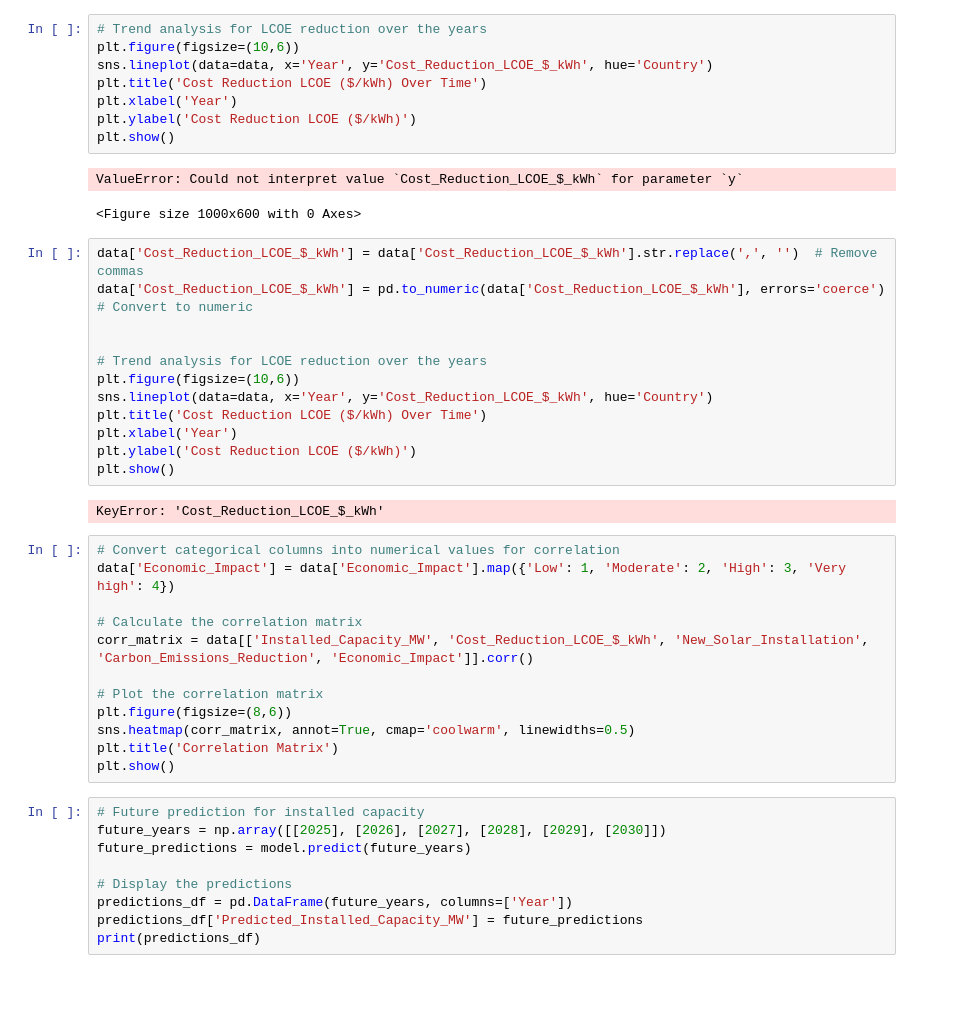
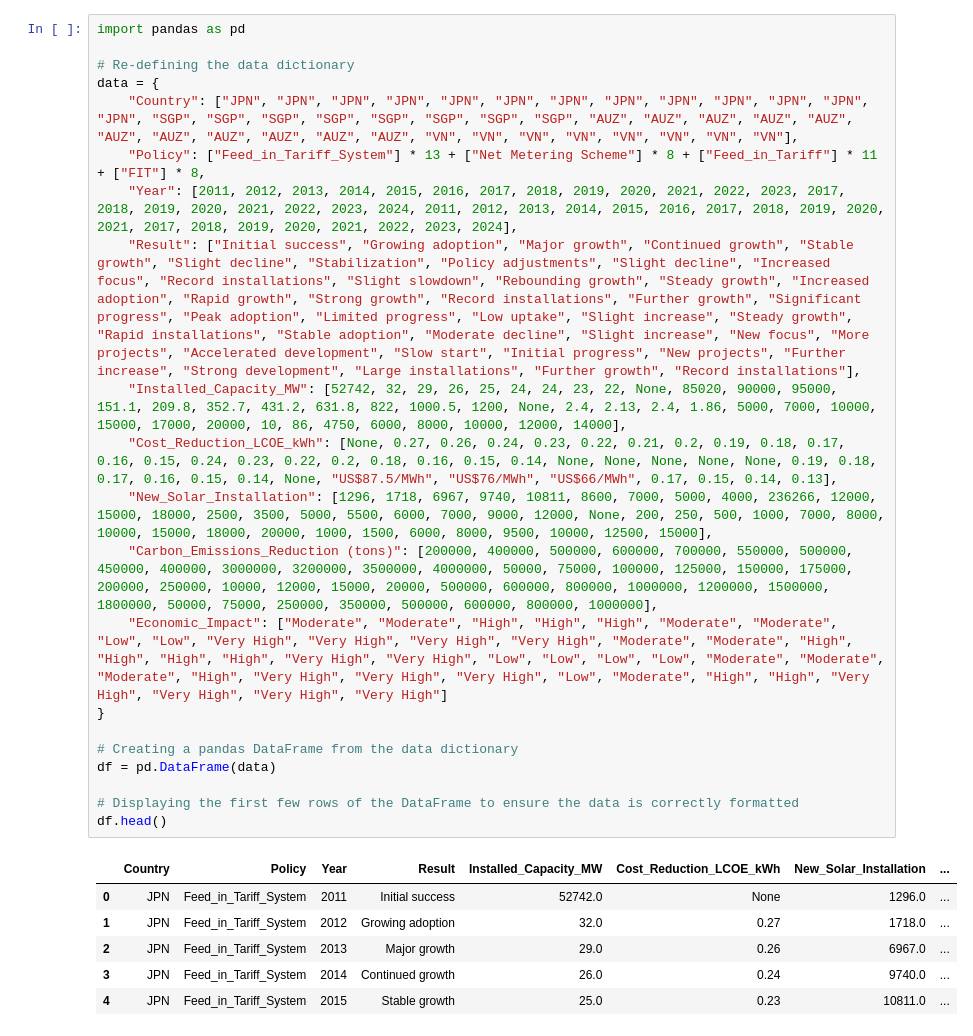
Before and after one commit to bay1900/solar-interactive-dashboard, a Jupyter notebook: Untitled.ipynb, the cells around one changed output. Drawn from its saved outputs; the diff is of its cells as text; blank space fills up the shorter version.

```diff
--- a/Untitled.ipynb
+++ b/Untitled.ipynb
@@ -80,46 +1,28 @@ ValueError: Input y contains NaN.
-# %%
-# Trend analysis for LCOE reduction over the years
-plt.figure(figsize=(10,6))
-sns.lineplot(data=data, x='Year', y='Cost_Reduction_LCOE_$_kWh', hue='Country')
-plt.title('Cost Reduction LCOE ($/kWh) Over Time')
-plt.xlabel('Year')
-plt.ylabel('Cost Reduction LCOE ($/kWh)')
-plt.show()
-# %% [output]
-ValueError: Could not interpret value `Cost_Reduction_LCOE_$_kWh` for parameter `y`
-<Figure size 1000x600 with 0 Axes>
-# %%
-data['Cost_Reduction_LCOE_$_kWh'] = data['Cost_Reduction_LCOE_$_kWh'].str.replace(',', '')  # Remove commas
-data['Cost_Reduction_LCOE_$_kWh'] = pd.to_numeric(data['Cost_Reduction_LCOE_$_kWh'], errors='coerce')  # Convert to numeric
-
-
-# Trend analysis for LCOE reduction over the years
-plt.figure(figsize=(10,6))
-sns.lineplot(data=data, x='Year', y='Cost_Reduction_LCOE_$_kWh', hue='Country')
-plt.title('Cost Reduction LCOE ($/kWh) Over Time')
-plt.xlabel('Year')
-plt.ylabel('Cost Reduction LCOE ($/kWh)')
-plt.show()
-# %% [output]
-KeyError: 'Cost_Reduction_LCOE_$_kWh'
-# %%
-# Convert categorical columns into numerical values for correlation
-data['Economic_Impact'] = data['Economic_Impact'].map({'Low': 1, 'Moderate': 2, 'High': 3, 'Very high': 4})
-
-# Calculate the correlation matrix
-corr_matrix = data[['Installed_Capacity_MW', 'Cost_Reduction_LCOE_$_kWh', 'New_Solar_Installation', 'Carbon_Emissions_Reduction', 'Economic_Impact']].corr()
-
-# Plot the correlation matrix
-plt.figure(figsize=(8,6))
-sns.heatmap(corr_matrix, annot=True, cmap='coolwarm', linewidths=0.5)
-plt.title('Correlation Matrix')
-plt.show()
-# %%
-# Future prediction for installed capacity
-future_years = np.array([[2025], [2026], [2027], [2028], [2029], [2030]])
-future_predictions = model.predict(future_years)
-
-# Display the predictions
-predictions_df = pd.DataFrame(future_years, columns=['Year'])
-predictions_df['Predicted_Installed_Capacity_MW'] = future_predictions
-print(predictions_df)
+# %%
+import pandas as pd
+
+# Re-defining the data dictionary
+data = {
+    "Country": ["JPN", "JPN", "JPN", "JPN", "JPN", "JPN", "JPN", "JPN", "JPN", "JPN", "JPN", "JPN", "JPN", "SGP", "SGP", "SGP", "SGP", "SGP", "SGP", "SGP", "SGP", "AUZ", "AUZ", "AUZ", "AUZ", "AUZ", "AUZ", "AUZ", "AUZ", "AUZ", "AUZ", "AUZ", "VN", "VN", "VN", "VN", "VN", "VN", "VN", "VN"],
+    "Policy": ["Feed_in_Tariff_System"] * 13 + ["Net Metering Scheme"] * 8 + ["Feed_in_Tariff"] * 11 + ["FIT"] * 8,
+    "Year": [2011, 2012, 2013, 2014, 2015, 2016, 2017, 2018, 2019, 2020, 2021, 2022, 2023, 2017, 2018, 2019, 2020, 2021, 2022, 2023, 2024, 2011, 2012, 2013, 2014, 2015, 2016, 2017, 2018, 2019, 2020, 2021, 2017, 2018, 2019, 2020, 2021, 2022, 2023, 2024],
+    "Result": ["Initial success", "Growing adoption", "Major growth", "Continued growth", "Stable growth", "Slight decline", "Stabilization", "Policy adjustments", "Slight decline", "Increased focus", "Record installations", "Slight slowdown", "Rebounding growth", "Steady growth", "Increased adoption", "Rapid growth", "Strong growth", "Record installations", "Further growth", "Significant progress", "Peak adoption", "Limited progress", "Low uptake", "Slight increase", "Steady growth", "Rapid installations", "Stable adoption", "Moderate decline", "Slight increase", "New focus", "More projects", "Accelerated development", "Slow start", "Initial progress", "New projects", "Further increase", "Strong development", "Large installations", "Further growth", "Record installations"],
+    "Installed_Capacity_MW": [52742, 32, 29, 26, 25, 24, 24, 23, 22, None, 85020, 90000, 95000, 151.1, 209.8, 352.7, 431.2, 631.8, 822, 1000.5, 1200, None, 2.4, 2.13, 2.4, 1.86, 5000, 7000, 10000, 15000, 17000, 20000, 10, 86, 4750, 6000, 8000, 10000, 12000, 14000],
+    "Cost_Reduction_LCOE_kWh": [None, 0.27, 0.26, 0.24, 0.23, 0.22, 0.21, 0.2, 0.19, 0.18, 0.17, 0.16, 0.15, 0.24, 0.23, 0.22, 0.2, 0.18, 0.16, 0.15, 0.14, None, None, None, None, None, 0.19, 0.18, 0.17, 0.16, 0.15, 0.14, None, "US$87.5/MWh", "US$76/MWh", "US$66/MWh", 0.17, 0.15, 0.14, 0.13],
+    "New_Solar_Installation": [1296, 1718, 6967, 9740, 10811, 8600, 7000, 5000, 4000, 236266, 12000, 15000, 18000, 2500, 3500, 5000, 5500, 6000, 7000, 9000, 12000, None, 200, 250, 500, 1000, 7000, 8000, 10000, 15000, 18000, 20000, 1000, 1500, 6000, 8000, 9500, 10000, 12500, 15000],
+    "Carbon_Emissions_Reduction (tons)": [200000, 400000, 500000, 600000, 700000, 550000, 500000, 450000, 400000, 3000000, 3200000, 3500000, 4000000, 50000, 75000, 100000, 125000, 150000, 175000, 200000, 250000, 10000, 12000, 15000, 20000, 500000, 600000, 800000, 1000000, 1200000, 1500000, 1800000, 50000, 75000, 250000, 350000, 500000, 600000, 800000, 1000000],
+    "Economic_Impact": ["Moderate", "Moderate", "High", "High", "High", "Moderate", "Moderate", "Low", "Low", "Very High", "Very High", "Very High", "Very High", "Moderate", "Moderate", "High", "High", "High", "High", "Very High", "Very High", "Low", "Low", "Low", "Low", "Moderate", "Moderate", "Moderate", "High", "Very High", "Very High", "Very High", "Low", "Moderate", "High", "High", "Very High", "Very High", "Very High", "Very High"]
+}
+
+# Creating a pandas DataFrame from the data dictionary
+df = pd.DataFrame(data)
+
+# Displaying the first few rows of the DataFrame to ensure the data is correctly formatted
+df.head()
+# %% [output]
+|  | Country | Policy | Year | Result | Installed_Capacity_MW | Cost_Reduction_LCOE_kWh | New_Solar_Installation | ... |
+| 0 | JPN | Feed_in_Tariff_System | 2011 | Initial success | 52742.0 | None | 1296.0 | ... |
+| 1 | JPN | Feed_in_Tariff_System | 2012 | Growing adoption | 32.0 | 0.27 | 1718.0 | ... |
+| 2 | JPN | Feed_in_Tariff_System | 2013 | Major growth | 29.0 | 0.26 | 6967.0 | ... |
+| 3 | JPN | Feed_in_Tariff_System | 2014 | Continued growth | 26.0 | 0.24 | 9740.0 | ... |
+| 4 | JPN | Feed_in_Tariff_System | 2015 | Stable growth | 25.0 | 0.23 | 10811.0 | ... |
```
Also changed, not shown: parts of 6 cells of this notebook, 4 other files.
